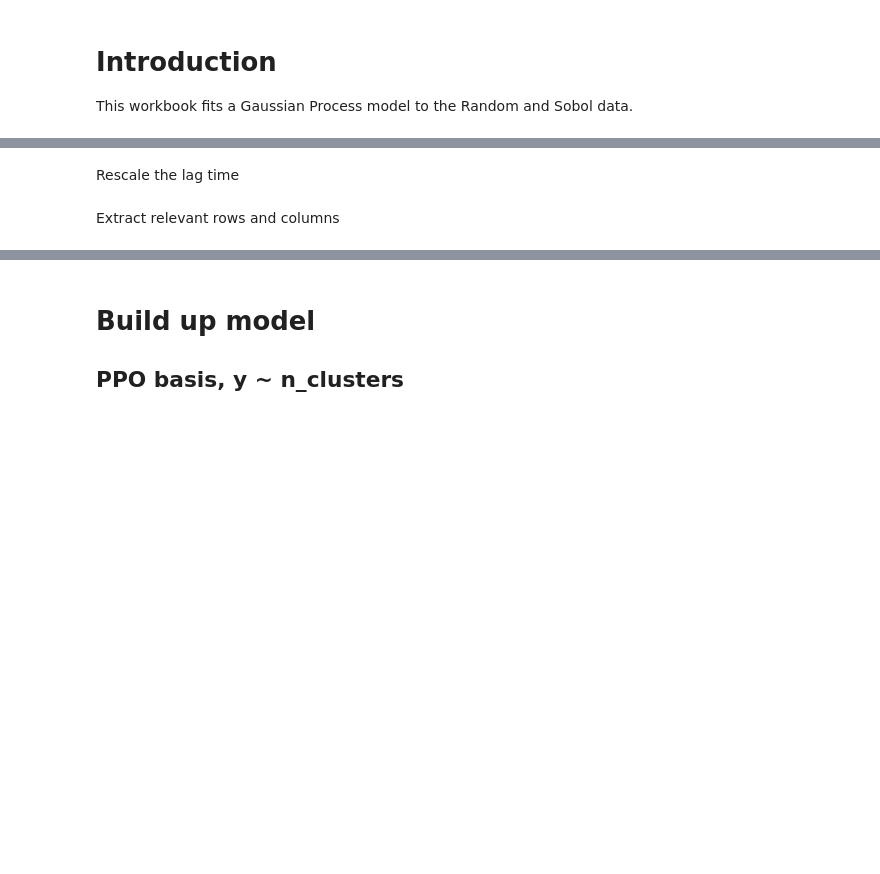
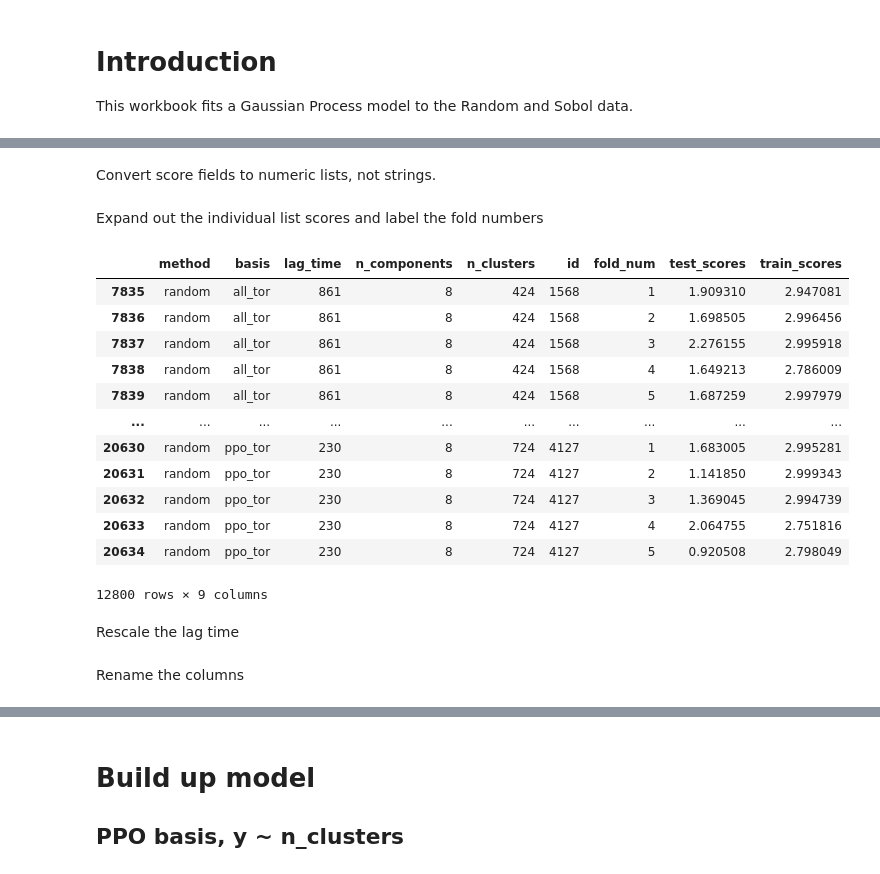
Before and after one commit to RobertArbon/optimize-fs-peptide, a Jupyter notebook: fit_gp_model.ipynb, the cells around one changed output, grey strips where cells are left out. Saved outputs shown, nothing was run; the diff lists cells and outputs as text; code cells hidden in the pictures; blank space fills up the shorter version.

```diff
--- a/fit_gp_model.ipynb
+++ b/fit_gp_model.ipynb
@@ -35,3 +37,43 @@ dtype: object
+# %%
+df.loc[:, 'id'] = np.arange(df.shape[0])+1
+# %% [markdown]
+Convert score fields to numeric lists, not strings.
+# %%
+def to_float(x):
+    nums = re.findall('[0-9]+\\.[0-9]+', string=x)
+    nums = [float(y) for y in nums]
+    return nums
+
+df.loc[:, 'test_scores'] = df.loc[:, 'test_scores'].apply(to_float)
+df.loc[:, 'train_scores'] = df.loc[:, 'train_scores'].apply(to_float)
+# %% [markdown]
+Expand out the individual list scores and label the fold numbers
+# %%
+lst_cols = ['test_scores', 'train_scores']
+n_folds = df[lst_cols[0]].str.len()[0] # Assumes all the lists are the same length!
+
+df_long = pd.DataFrame({
+      col:np.repeat(df[col].values, df[lst_cols[0]].str.len())
+      for col in df.columns.drop(lst_cols)}
+    ).\
+assign(fold_num = np.concatenate([np.arange(1, x+1) for x in df[lst_cols[0]].str.len()])).\
+assign(**{lst_col:np.concatenate(df[lst_col].values) for lst_col in lst_cols })
+# %%
+df_long.query('method=="random"')
+# %% [output]
+|  | method | basis | lag_time | n_components | n_clusters | id | fold_num | test_scores | train_scores |
+| 7835 | random | all_tor | 861 | 8 | 424 | 1568 | 1 | 1.909310 | 2.947081 |
+| 7836 | random | all_tor | 861 | 8 | 424 | 1568 | 2 | 1.698505 | 2.996456 |
+| 7837 | random | all_tor | 861 | 8 | 424 | 1568 | 3 | 2.276155 | 2.995918 |
+| 7838 | random | all_tor | 861 | 8 | 424 | 1568 | 4 | 1.649213 | 2.786009 |
+| 7839 | random | all_tor | 861 | 8 | 424 | 1568 | 5 | 1.687259 | 2.997979 |
+| ... | ... | ... | ... | ... | ... | ... | ... | ... | ... |
+| 20630 | random | ppo_tor | 230 | 8 | 724 | 4127 | 1 | 1.683005 | 2.995281 |
+| 20631 | random | ppo_tor | 230 | 8 | 724 | 4127 | 2 | 1.141850 | 2.999343 |
+| 20632 | random | ppo_tor | 230 | 8 | 724 | 4127 | 3 | 1.369045 | 2.994739 |
+| 20633 | random | ppo_tor | 230 | 8 | 724 | 4127 | 4 | 2.064755 | 2.751816 |
+| 20634 | random | ppo_tor | 230 | 8 | 724 | 4127 | 5 | 0.920508 | 2.798049 |
+12800 rows × 9 columns
 # %% [markdown]
 Rescale the lag time
 # %%
@@ -39,2 +80,0 @@ df['lag_time'] *= 0.5
-# %% [markdown]
-Extract relevant rows and columns
@@ -45,0 +81,2 @@ df_sobl = df.loc[df['method']=='random', :].loc[:, ['mean_test_score', 'var_test
+# %% [markdown]
+Rename the columns
```
Also changed, not shown: parts of 32 cells of this notebook.
